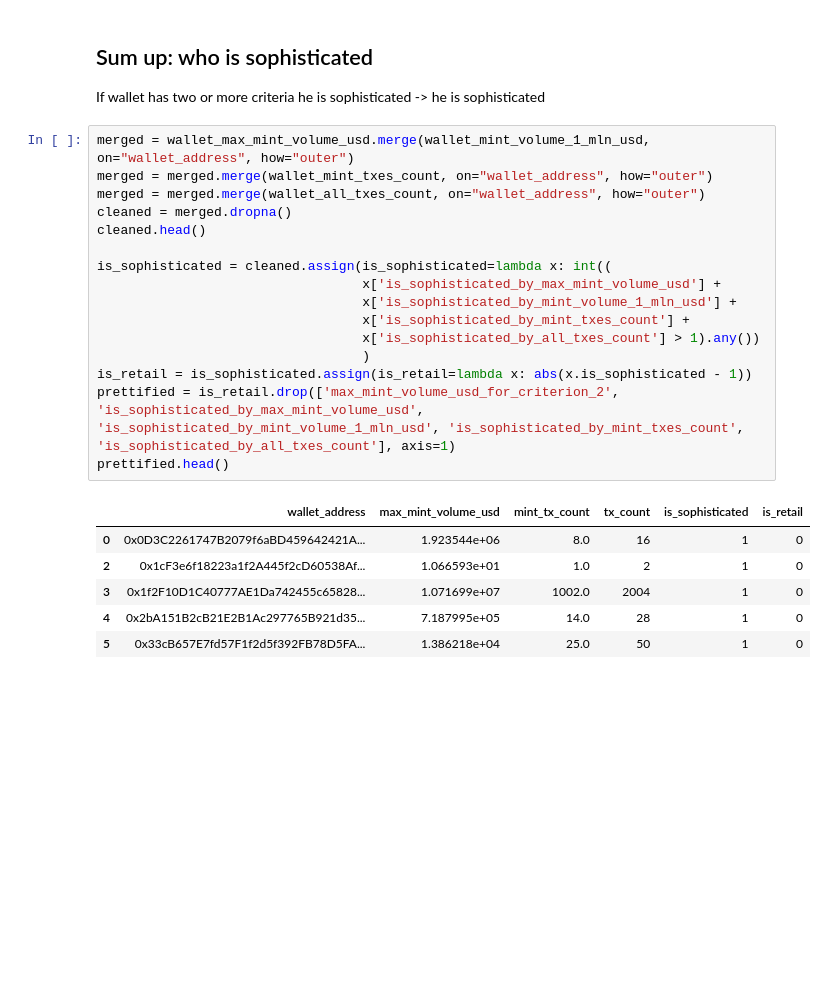
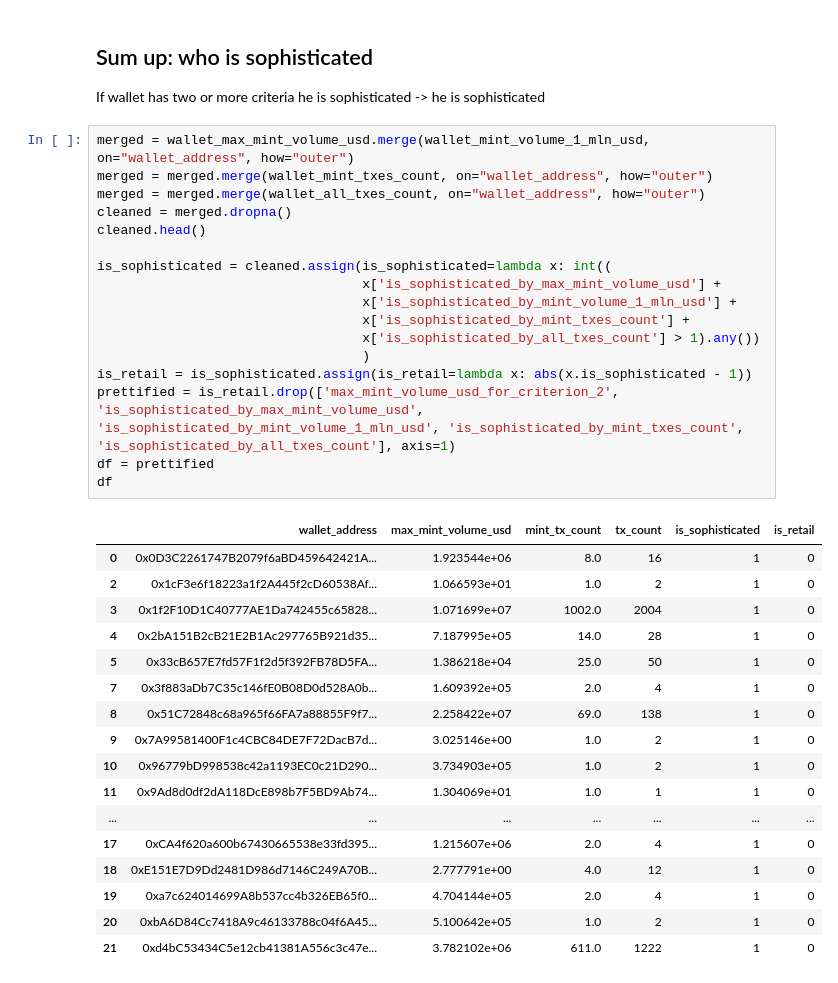
Before and after one commit to stryukovsky/go-backend-learn, a Jupyter notebook: analytics/UniswapV3.ipynb, the cells around one changed output. Cells and saved outputs as stored; diff of their text form; blank space fills up the shorter version.

```diff
--- a/analytics/UniswapV3.ipynb
+++ b/analytics/UniswapV3.ipynb
@@ -155,23 +155,35 @@ If wallet has two or more criteria he is sophisticated -> he is sophisticated
 # %%
 merged = wallet_max_mint_volume_usd.merge(wallet_mint_volume_1_mln_usd, on="wallet_address", how="outer")
 merged = merged.merge(wallet_mint_txes_count, on="wallet_address", how="outer")
 merged = merged.merge(wallet_all_txes_count, on="wallet_address", how="outer")
 cleaned = merged.dropna()
 cleaned.head()
 
 is_sophisticated = cleaned.assign(is_sophisticated=lambda x: int((
                                   x['is_sophisticated_by_max_mint_volume_usd'] +
                                   x['is_sophisticated_by_mint_volume_1_mln_usd'] +
                                   x['is_sophisticated_by_mint_txes_count'] +
                                   x['is_sophisticated_by_all_txes_count'] > 1).any())
                                   )
 is_retail = is_sophisticated.assign(is_retail=lambda x: abs(x.is_sophisticated - 1))
 prettified = is_retail.drop(['max_mint_volume_usd_for_criterion_2', 'is_sophisticated_by_max_mint_volume_usd', 'is_sophisticated_by_mint_volume_1_mln_usd', 'is_sophisticated_by_mint_txes_count', 'is_sophisticated_by_all_txes_count'], axis=1)
-prettified.head()
+df = prettified
+df
 # %% [output]
 |  | wallet_address | max_mint_volume_usd | mint_tx_count | tx_count | is_sophisticated | is_retail |
 | 0 | 0x0D3C2261747B2079f6aBD459642421A... | 1.923544e+06 | 8.0 | 16 | 1 | 0 |
 | 2 | 0x1cF3e6f18223a1f2A445f2cD60538Af... | 1.066593e+01 | 1.0 | 2 | 1 | 0 |
 | 3 | 0x1f2F10D1C40777AE1Da742455c65828... | 1.071699e+07 | 1002.0 | 2004 | 1 | 0 |
 | 4 | 0x2bA151B2cB21E2B1Ac297765B921d35... | 7.187995e+05 | 14.0 | 28 | 1 | 0 |
 | 5 | 0x33cB657E7fd57F1f2d5f392FB78D5FA... | 1.386218e+04 | 25.0 | 50 | 1 | 0 |
+| 7 | 0x3f883aDb7C35c146fE0B08D0d528A0b... | 1.609392e+05 | 2.0 | 4 | 1 | 0 |
+| 8 | 0x51C72848c68a965f66FA7a88855F9f7... | 2.258422e+07 | 69.0 | 138 | 1 | 0 |
+| 9 | 0x7A99581400F1c4CBC84DE7F72DacB7d... | 3.025146e+00 | 1.0 | 2 | 1 | 0 |
+| 10 | 0x96779bD998538c42a1193EC0c21D290... | 3.734903e+05 | 1.0 | 2 | 1 | 0 |
+| 11 | 0x9Ad8d0df2dA118DcE898b7F5BD9Ab74... | 1.304069e+01 | 1.0 | 1 | 1 | 0 |
+| ... | ... | ... | ... | ... | ... | ... |
+| 17 | 0xCA4f620a600b67430665538e33fd395... | 1.215607e+06 | 2.0 | 4 | 1 | 0 |
+| 18 | 0xE151E7D9Dd2481D986d7146C249A70B... | 2.777791e+00 | 4.0 | 12 | 1 | 0 |
+| 19 | 0xa7c624014699A8b537cc4b326EB65f0... | 4.704144e+05 | 2.0 | 4 | 1 | 0 |
+| 20 | 0xbA6D84Cc7418A9c46133788c04f6A45... | 5.100642e+05 | 1.0 | 2 | 1 | 0 |
+| 21 | 0xd4bC53434C5e12cb41381A556c3c47e... | 3.782102e+06 | 611.0 | 1222 | 1 | 0 |
```
Also changed, not shown: parts of 2 cells of this notebook, 10 other files.
